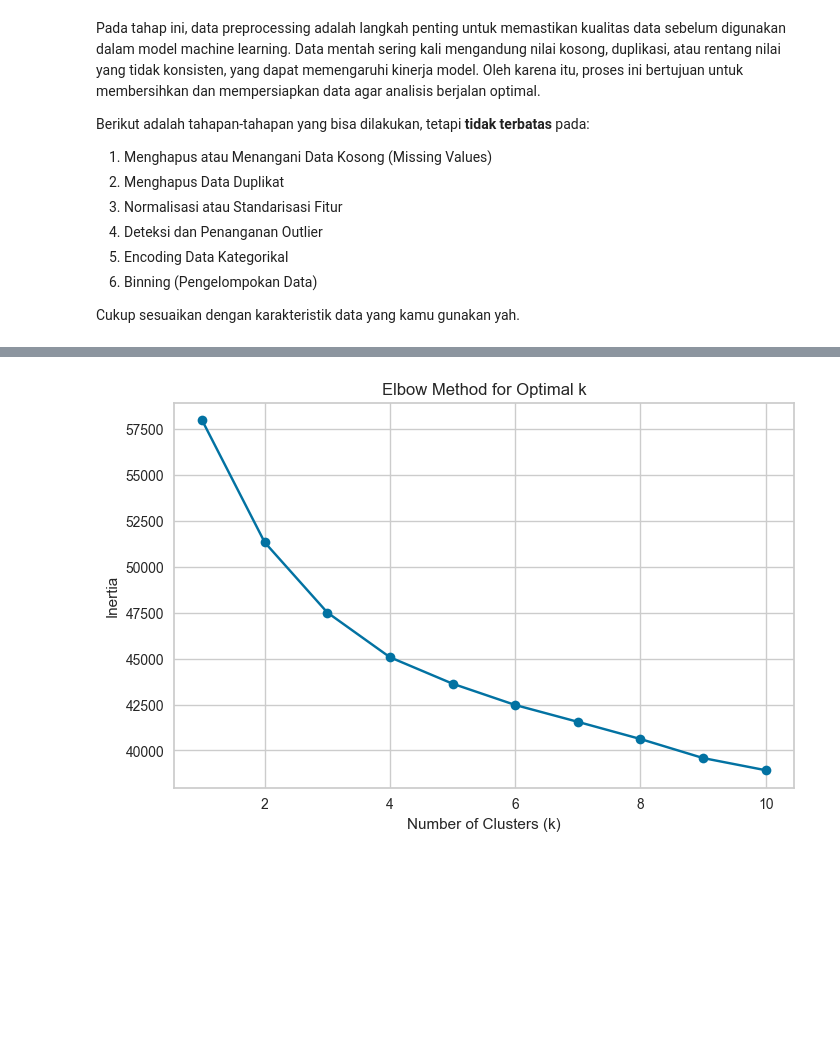
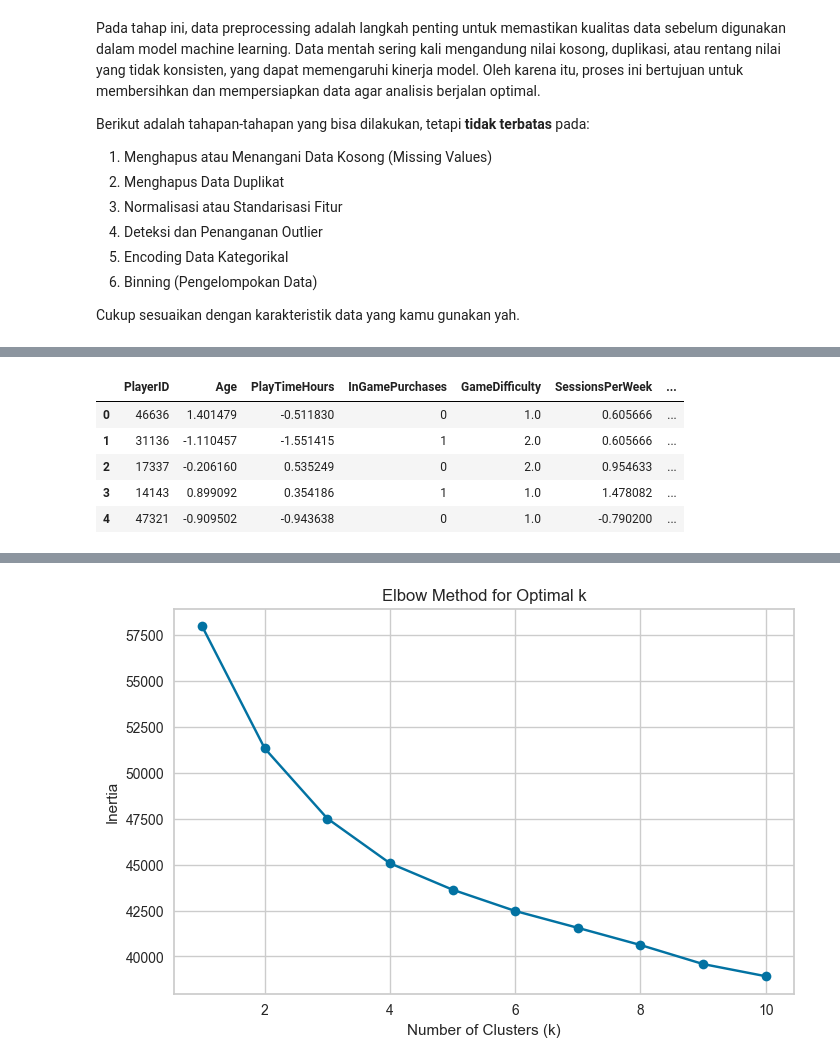
Before and after one commit to M4tchaa/submission-ml, a Jupyter notebook: aruri.ipynb, the cells around one changed output, grey strips where cells are left out. Cells and saved outputs as stored; diff of their text form; code cells hidden in the pictures; blank space fills up the shorter version.

```diff
--- a/aruri.ipynb
+++ b/aruri.ipynb
@@ -225,0 +239,12 @@ X_processed = preprocessor.fit_transform(df)
+# %%
+scaler = StandardScaler()
+numerical_columns = ["Age", "PlayTimeHours", "SessionsPerWeek", "AvgSessionDurationMinutes", "PlayerLevel", "AchievementsUnlocked"]
+df_encoded[numerical_columns] = scaler.fit_transform(df_encoded[numerical_columns])
+df_encoded.head()
+# %% [output]
+|  | PlayerID | Age | PlayTimeHours | InGamePurchases | GameDifficulty | SessionsPerWeek | ... |
+| 0 | 46636 | 1.401479 | -0.511830 | 0 | 1.0 | 0.605666 | ... |
+| 1 | 31136 | -1.110457 | -1.551415 | 1 | 2.0 | 0.605666 | ... |
+| 2 | 17337 | -0.206160 | 0.535249 | 0 | 2.0 | 0.954633 | ... |
+| 3 | 14143 | 0.899092 | 0.354186 | 1 | 1.0 | 1.478082 | ... |
+| 4 | 47321 | -0.909502 | -0.943638 | 0 | 1.0 | -0.790200 | ... |
```
Also changed, not shown: parts of 9 cells of this notebook, 1 other file.
